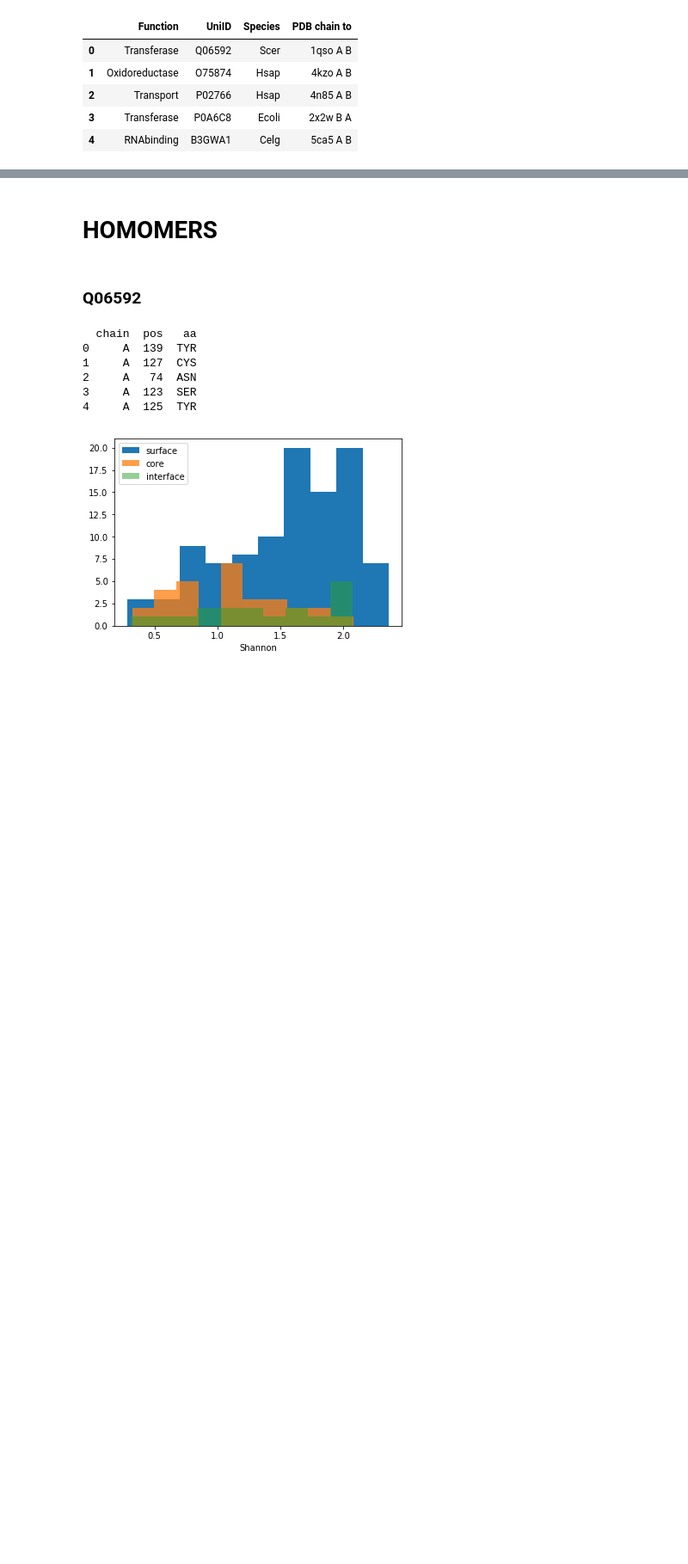
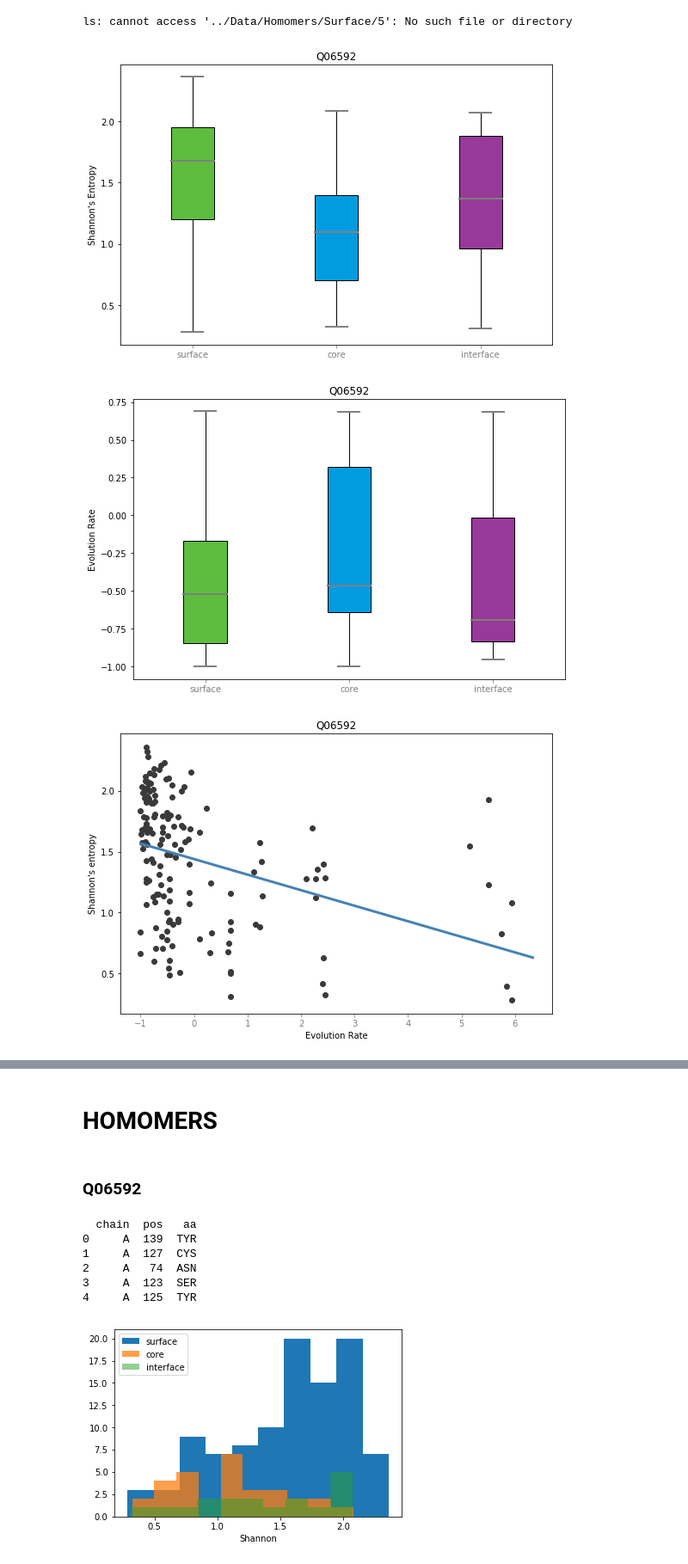
Before and after one commit to LauAvinyo/SMTB18_Project, a Jupyter notebook: Notebooks/Analysis_plots.ipynb, the cells around one changed output, grey strips where cells are left out. Shown: that part at 86% size. Saved outputs shown, nothing was run; the diff lists cells and outputs as text; code cells hidden in the pictures; blank space fills up the shorter version.

Commit message:
functions to plot stufffgit add .

```diff
--- a/Notebooks/Analysis_plots.ipynb
+++ b/Notebooks/Analysis_plots.ipynb
@@ -16,11 +6,19 @@ import matplotlib.pyplot as plt
 # %%
-hetero = pd.read_table('../Data/Heteromers/protList.tab')
+hetero = pd.read_csv('../Data/Heteromers/protList.tab')
 homome = pd.read_table('../Data/Homomers/protList.tab')
-homome
-# %% [output]
-|  | Function | UniID | Species | PDB chain to |
-| 0 | Transferase | Q06592 | Scer | 1qso A B |
-| 1 | Oxidoreductase | O75874 | Hsap | 4kzo A B |
-| 2 | Transport | P02766 | Hsap | 4n85 A B |
-| 3 | Transferase | P0A6C8 | Ecoli | 2x2w B A |
-| 4 | RNAbinding | B3GWA1 | Celg | 5ca5 A B |
+# %%
+ls ../Data/Homomers/Surface/5
+# %% [output]
+ls: cannot access '../Data/Homomers/Surface/5': No such file or directory
+# %%
+for i in homome.index:
+    code = homome.iloc[i]['UniID']
+    pdb = homome.iloc[i]['PDB']
+    f = homome.iloc[i]['chain']
+    t = homome.iloc[i]['to']
+
+    generatePlotHomo(code, pdb, f, t)
+# %% [output]
+[figure, added]
+[figure, added]
+[figure, added]
```
Also changed, not shown: parts of 7 cells of this notebook, 8 other files.
